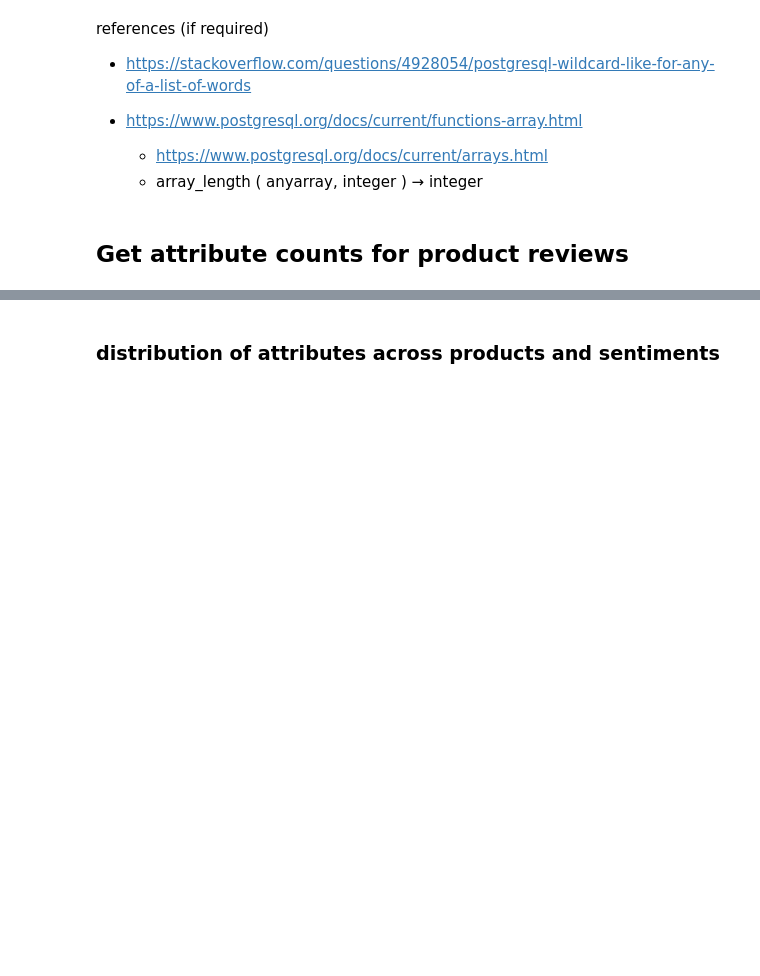
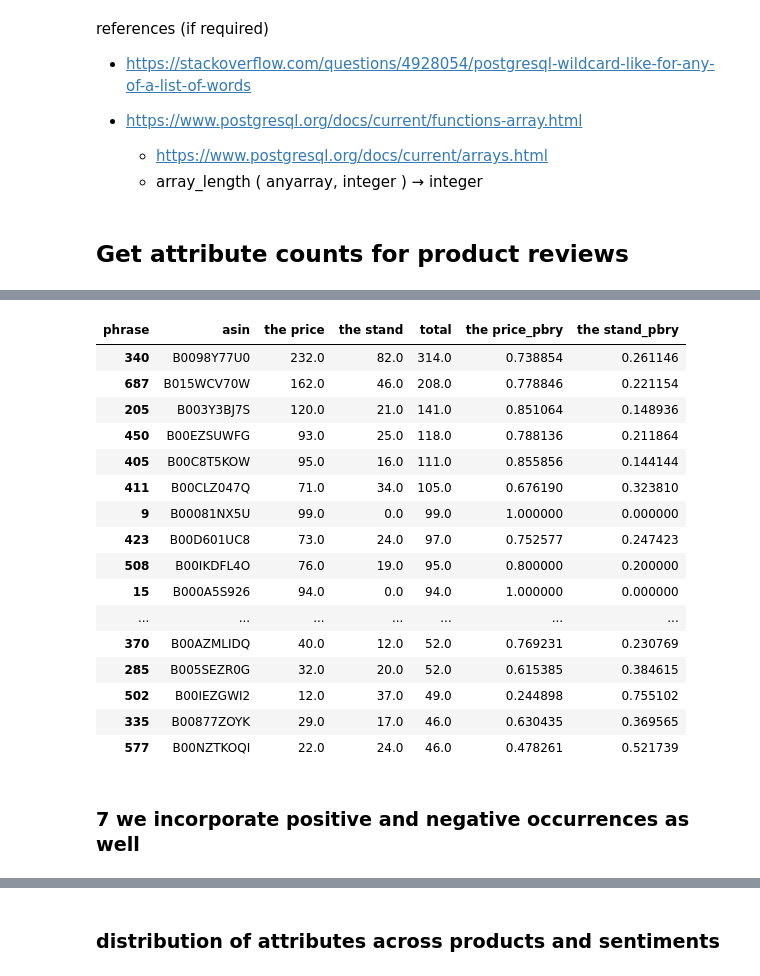
Before and after one commit to avelllabs/Gabby, a Jupyter notebook: notebooks/14_gb_product_recommendation_and_matching_score.ipynb, the cells around one changed output, grey strips where cells are left out. Cells and saved outputs as stored; diff of their text form; code cells hidden in the pictures; blank space fills up the shorter version.

```diff
--- a/notebooks/14_gb_product_recommendation_and_matching_score.ipynb
+++ b/notebooks/14_gb_product_recommendation_and_matching_score.ipynb
@@ -179,0 +190,8 @@ attributes_counts.groupby(['asin', 'phrase'])['count'].sum().reset_index()
+# %%
+product_attribute_counts = pd.pivot_table(
+                        attributes_counts.groupby(['asin', 'phrase'])['count'].sum().reset_index(),
+                        values='count',
+                        index='asin',
+                        columns='phrase',
+                        aggfunc=sum
+                    ).fillna(0).reset_index()
@@ -179,0 +207,4 @@ attributes_counts.groupby(['asin', 'phrase'])['count'].sum().reset_index()
+# %%
+for phrase in product_attribute_counts.columns[1:]:
+    fig = px.histogram(product_attribute_counts[phrase], marginal='rug')
+    fig.show()
@@ -179,0 +222,3 @@ attributes_counts.groupby(['asin', 'phrase'])['count'].sum().reset_index()
+# %%
+product_attribute_counts['total'] = product_attribute_counts[product_attribute_counts.columns[1:]].sum(axis=1)
+product_attribute_counts.head()
@@ -179,0 +232,5 @@ attributes_counts.groupby(['asin', 'phrase'])['count'].sum().reset_index()
+# %%
+for phrase in product_attribute_counts.columns[1:-1]:
+    product_attribute_counts[f"{phrase}_pbry"] = product_attribute_counts[phrase]/product_attribute_counts['total']
+
+product_attribute_counts.head()
@@ -179,0 +244,22 @@ attributes_counts.groupby(['asin', 'phrase'])['count'].sum().reset_index()
+# %%
+product_attribute_counts.sort_values('total', ascending=False).head(25)
+# %% [output]
+| phrase | asin | the price | the stand | total | the price_pbry | the stand_pbry |
+| 340 | B0098Y77U0 | 232.0 | 82.0 | 314.0 | 0.738854 | 0.261146 |
+| 687 | B015WCV70W | 162.0 | 46.0 | 208.0 | 0.778846 | 0.221154 |
+| 205 | B003Y3BJ7S | 120.0 | 21.0 | 141.0 | 0.851064 | 0.148936 |
+| 450 | B00EZSUWFG | 93.0 | 25.0 | 118.0 | 0.788136 | 0.211864 |
+| 405 | B00C8T5KOW | 95.0 | 16.0 | 111.0 | 0.855856 | 0.144144 |
+| 411 | B00CLZ047Q | 71.0 | 34.0 | 105.0 | 0.676190 | 0.323810 |
+| 9 | B00081NX5U | 99.0 | 0.0 | 99.0 | 1.000000 | 0.000000 |
+| 423 | B00D601UC8 | 73.0 | 24.0 | 97.0 | 0.752577 | 0.247423 |
+| 508 | B00IKDFL4O | 76.0 | 19.0 | 95.0 | 0.800000 | 0.200000 |
+| 15 | B000A5S926 | 94.0 | 0.0 | 94.0 | 1.000000 | 0.000000 |
+| ... | ... | ... | ... | ... | ... | ... |
+| 370 | B00AZMLIDQ | 40.0 | 12.0 | 52.0 | 0.769231 | 0.230769 |
+| 285 | B005SEZR0G | 32.0 | 20.0 | 52.0 | 0.615385 | 0.384615 |
+| 502 | B00IEZGWI2 | 12.0 | 37.0 | 49.0 | 0.244898 | 0.755102 |
+| 335 | B00877ZOYK | 29.0 | 17.0 | 46.0 | 0.630435 | 0.369565 |
+| 577 | B00NZTKOQI | 22.0 | 24.0 | 46.0 | 0.478261 | 0.521739 |
+# %% [markdown]
+### 7 we incorporate positive and negative occurrences as well
```
Also changed, not shown: parts of 46 cells of this notebook.
